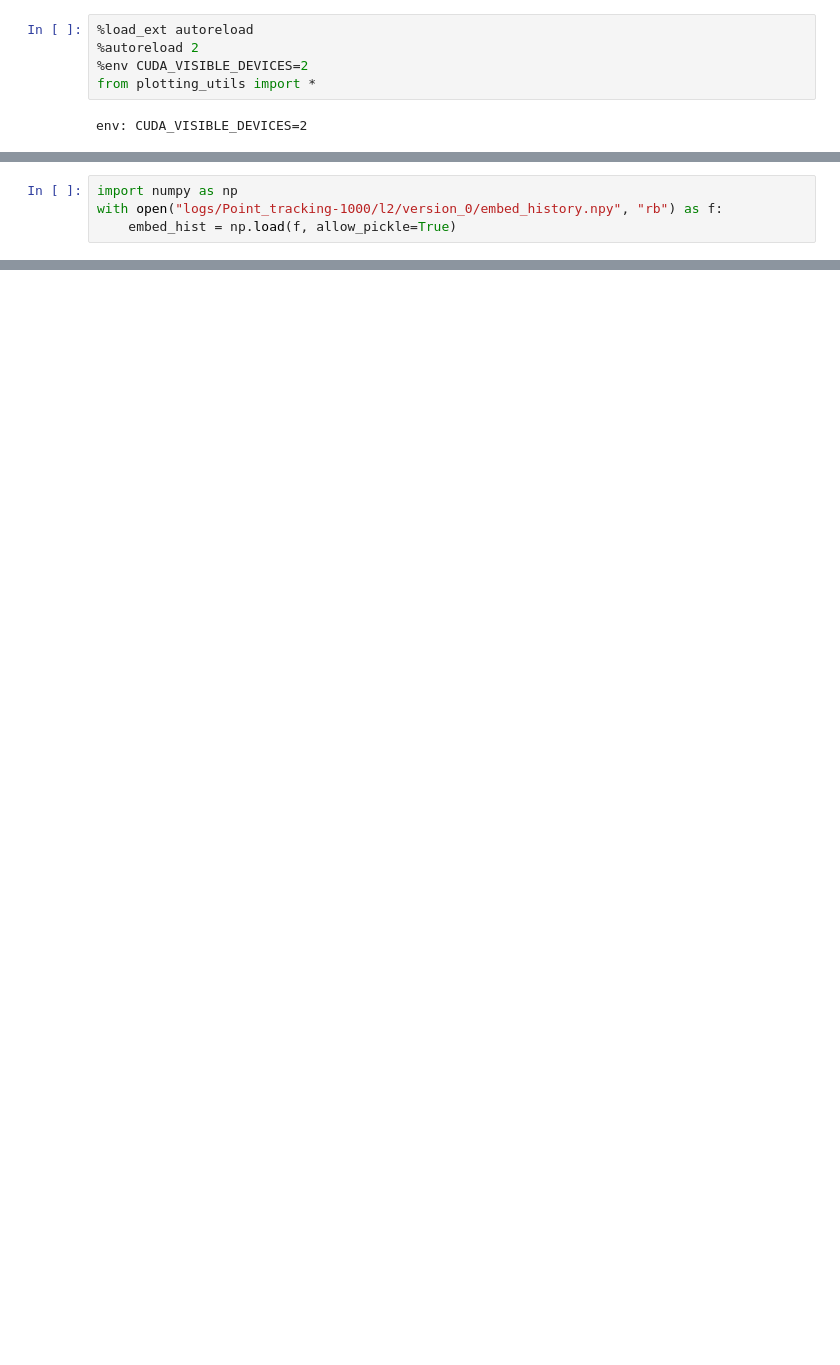
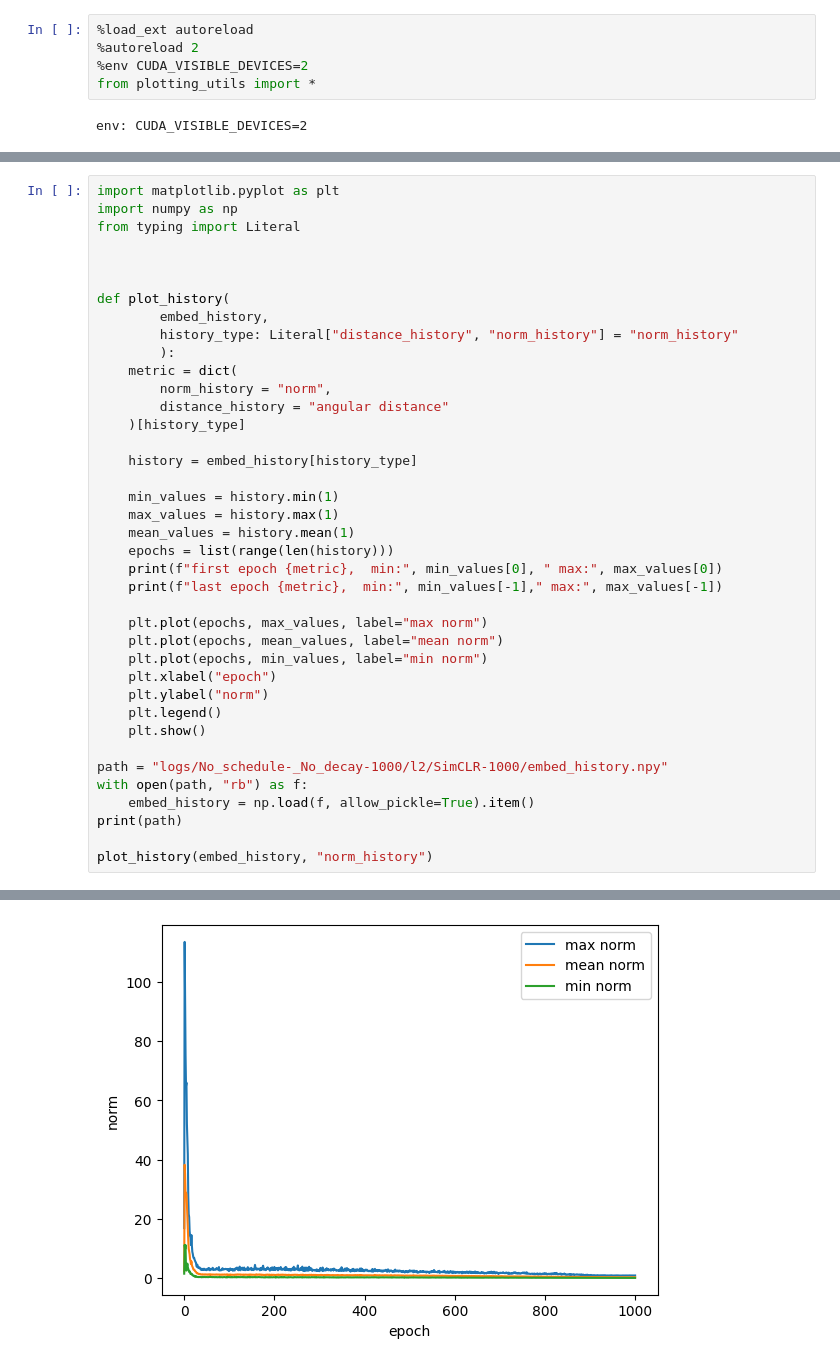
Before and after one commit to JuliBD/sssl, a Jupyter notebook: plotting.ipynb, the cells around one changed output, grey strips where cells are left out. Drawn from its saved outputs; the diff is of its cells as text; blank space fills up the shorter version.

Commit message:
fixed cosine annealing warmup scheduler. Added recording of histories during training.
Added many plotting util functions

```diff
--- a/plotting.ipynb
+++ b/plotting.ipynb
@@ -59,4 +13,0 @@ plot_extrem_norm_images_per_class(embed_dict_stereo)
-# %%
-import numpy as np
-with open("logs/Point_tracking-1000/l2/version_0/embed_history.npy", "rb") as f:
-    embed_hist = np.load(f, allow_pickle=True)
@@ -398,0 +14,40 @@ ValueError: too many values to unpack (expected 2)
+# %%
+import matplotlib.pyplot as plt
+import numpy as np
+from typing import Literal
+
+
+
+def plot_history(
+        embed_history,
+        history_type: Literal["distance_history", "norm_history"] = "norm_history"
+        ):
+    metric = dict(
+        norm_history = "norm",
+        distance_history = "angular distance"
+    )[history_type]
+
+    history = embed_history[history_type]
+
+    min_values = history.min(1)
+    max_values = history.max(1)
+    mean_values = history.mean(1)
+    epochs = list(range(len(history)))
+    print(f"first epoch {metric},  min:", min_values[0], " max:", max_values[0])
+    print(f"last epoch {metric},  min:", min_values[-1]," max:", max_values[-1])
+
+    plt.plot(epochs, max_values, label="max norm")
+    plt.plot(epochs, mean_values, label="mean norm")
+    plt.plot(epochs, min_values, label="min norm")
+    plt.xlabel("epoch")
+    plt.ylabel("norm")
+    plt.legend()
+    plt.show()
+
+path = "logs/No_schedule-_No_decay-1000/l2/SimCLR-1000/embed_history.npy"
+with open(path, "rb") as f:
+    embed_history = np.load(f, allow_pickle=True).item()
+print(path)
+
+plot_history(embed_history, "norm_history")
+# %% [output]
@@ -398,0 +57 @@ ValueError: too many values to unpack (expected 2)
+[figure, added]
```
Also changed, not shown: parts of 31 cells of this notebook, 6 other files.
